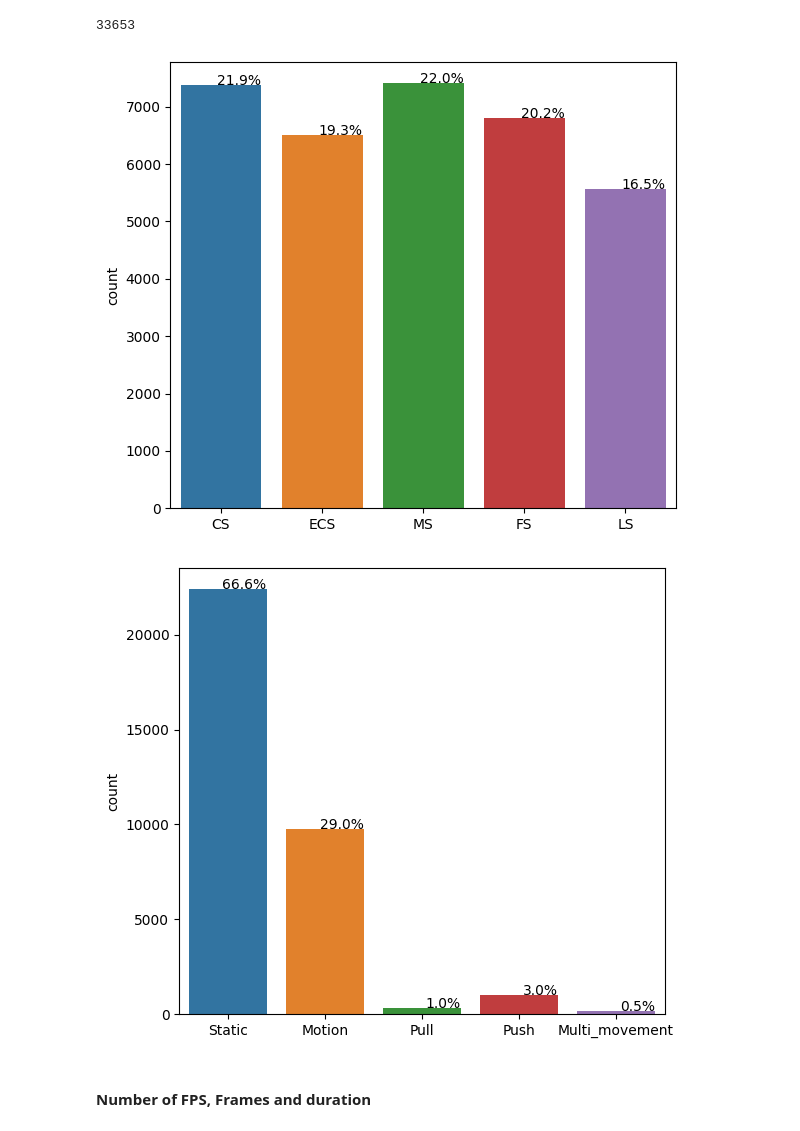
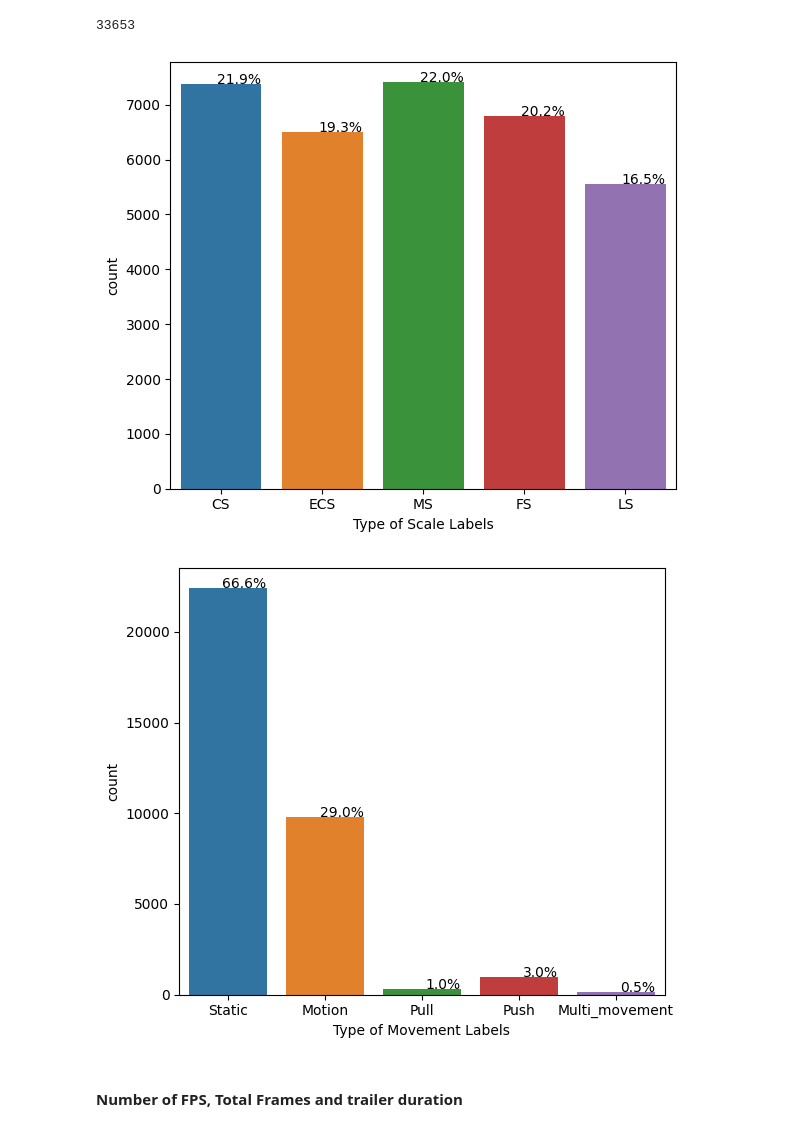
Before and after one commit to DaDeCar/Shot-type-for-Ads-DD, a Jupyter notebook: jupyters _notebooks/EDA.ipynb, the cells around one changed output. Saved outputs shown, nothing was run; the diff lists cells and outputs as text; code cells hidden in the pictures.

```diff
--- a/jupyters _notebooks/EDA.ipynb
+++ b/jupyters _notebooks/EDA.ipynb
@@ -77,6 +80,7 @@ shots_num
 # Plotting the Education level with percentages
 fig, axes = plt.subplots(figsize=(6,5))
 ax=sns.countplot(x= df['scale_label'].values)
+ax.set(xlabel='Type of Scale Labels')
 
 #calculating percentage of each label
 total = float(len(df['scale_label']))
@@ -90,26 +94,27 @@ for p in axes.patches:
 fig.tight_layout()
 plt.show()
 # %% [output]
-[figure, old version]
+[figure, new version]
 # %%
 # Plotting the Education level with percentages
 fig, axes = plt.subplots(figsize=(6,5))
 ax=sns.countplot(x= df['move_label'].values)
+ax.set(xlabel='Type of Movement Labels')
 
 #calculating percentage of each label
 total = float(len(df['move_label']))
 for p in axes.patches:
     percentage = '{:.1f}%'.format(100 * p.get_height()/total)
     x = p.get_x() + p.get_width()
     y = p.get_height()
     ax.annotate(percentage, (x, y),ha='right')
 
 
 fig.tight_layout()
 plt.show()
 # %% [output]
-[figure, old version]
+[figure, new version]
 # %% [markdown]
-#### Number of FPS, Frames and duration
+#### Number of FPS, Total Frames and trailer duration
 # %%
 import cv2
```
Also changed, not shown: parts of 11 cells of this notebook, 2 other files.
